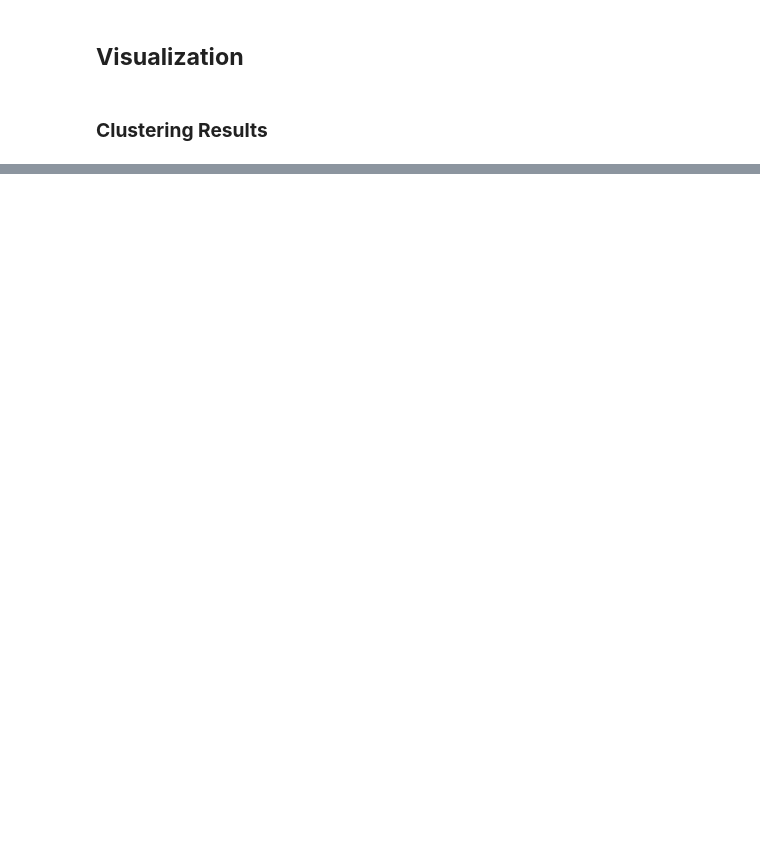
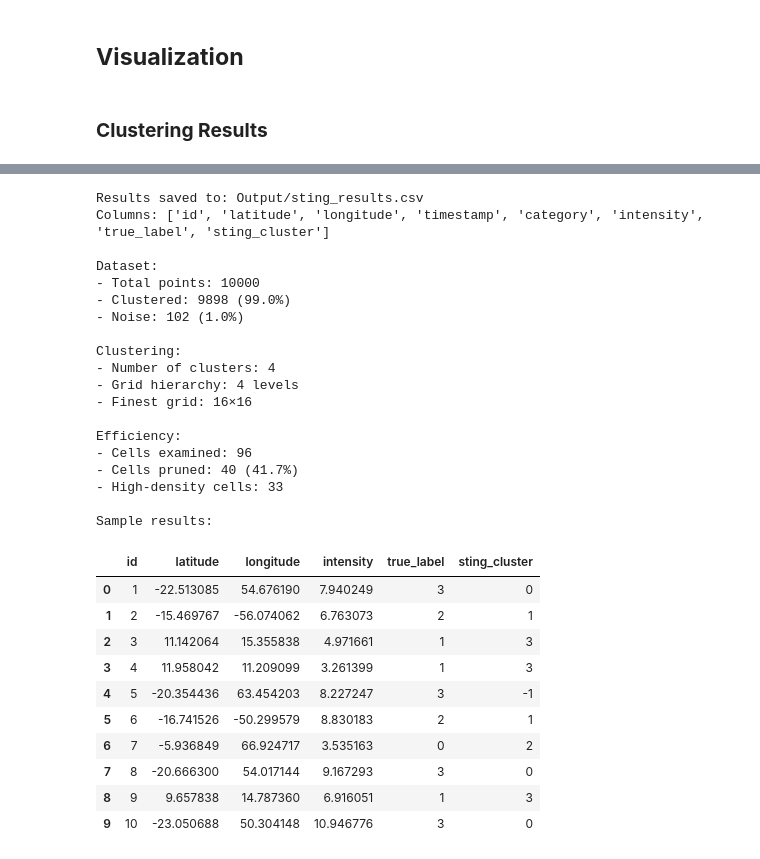
Before and after one commit to qlbusalim/STING-Statistical-Information-Grid, a Jupyter notebook: sting.ipynb, the cells around one changed output, grey strips where cells are left out. Drawn from its saved outputs; the diff is of its cells as text; code cells hidden in the pictures; blank space fills up the shorter version.

```diff
--- a/sting.ipynb
+++ b/sting.ipynb
@@ -760,0 +899,77 @@ Quality Metrics (excluding noise):
+# %%
+# Add cluster labels to dataframe
+df['sting_cluster'] = labels
+
+# Save to CSV
+output_file = 'Output/sting_results.csv'
+df.to_csv(output_file, index=False)
+
+print(f"\nResults saved to: {output_file}")
+print(f"Columns: {list(df.columns)}")
+
+# Create summary report
+summary = {
+    'total_points': len(df),
+    'n_clusters': len(clusters),
+    'clustered_points': sum(labels >= 0),
+    'noise_points': sum(labels == -1),
+    'grid_levels': grid_levels,
+    'finest_grid_size': f"{n_cells}×{n_cells}",
+    'density_threshold': threshold,
+    'cells_examined': cells_examined,
+    'cells_pruned': cells_pruned,
+    'high_density_cells': len(relevant_cells)
+}
+
+summary_df = pd.DataFrame([summary])
+summary_df.to_csv('Output/sting_summary.csv', index=False)
+
+print(f"\nDataset:")
+print(f"- Total points: {summary['total_points']}")
+print(f"- Clustered: {summary['clustered_points']} ({summary['clustered_points']/summary['total_points']*100:.1f}%)")
+print(f"- Noise: {summary['noise_points']} ({summary['noise_points']/summary['total_points']*100:.1f}%)")
+
+print(f"\nClustering:")
+print(f"- Number of clusters: {summary['n_clusters']}")
+print(f"- Grid hierarchy: {summary['grid_levels']} levels")
+print(f"- Finest grid: {summary['finest_grid_size']}")
+
+print(f"\nEfficiency:")
+print(f"- Cells examined: {summary['cells_examined']}")
+print(f"- Cells pruned: {summary['cells_pruned']} ({cells_pruned/cells_examined*100:.1f}%)")
+print(f"- High-density cells: {summary['high_density_cells']}")
+
+# Display sample results
+print("\nSample results:")
+df[['id', 'latitude', 'longitude', 'intensity', 'true_label', 'sting_cluster']].head(10)
+# %% [output]
+Results saved to: Output/sting_results.csv
+Columns: ['id', 'latitude', 'longitude', 'timestamp', 'category', 'intensity', 'true_label', 'sting_cluster']
+
+Dataset:
+- Total points: 10000
+- Clustered: 9898 (99.0%)
+- Noise: 102 (1.0%)
+
+Clustering:
+- Number of clusters: 4
+- Grid hierarchy: 4 levels
+- Finest grid: 16×16
+
+Efficiency:
+- Cells examined: 96
+- Cells pruned: 40 (41.7%)
+- High-density cells: 33
+
+Sample results:
+|  | id | latitude | longitude | intensity | true_label | sting_cluster |
+| 0 | 1 | -22.513085 | 54.676190 | 7.940249 | 3 | 0 |
+| 1 | 2 | -15.469767 | -56.074062 | 6.763073 | 2 | 1 |
+| 2 | 3 | 11.142064 | 15.355838 | 4.971661 | 1 | 3 |
+| 3 | 4 | 11.958042 | 11.209099 | 3.261399 | 1 | 3 |
+| 4 | 5 | -20.354436 | 63.454203 | 8.227247 | 3 | -1 |
+| 5 | 6 | -16.741526 | -50.299579 | 8.830183 | 2 | 1 |
+| 6 | 7 | -5.936849 | 66.924717 | 3.535163 | 0 | 2 |
+| 7 | 8 | -20.666300 | 54.017144 | 9.167293 | 3 | 0 |
+| 8 | 9 | 9.657838 | 14.787360 | 6.916051 | 1 | 3 |
+| 9 | 10 | -23.050688 | 50.304148 | 10.946776 | 3 | 0 |
```
Also changed, not shown: parts of 27 cells of this notebook.
